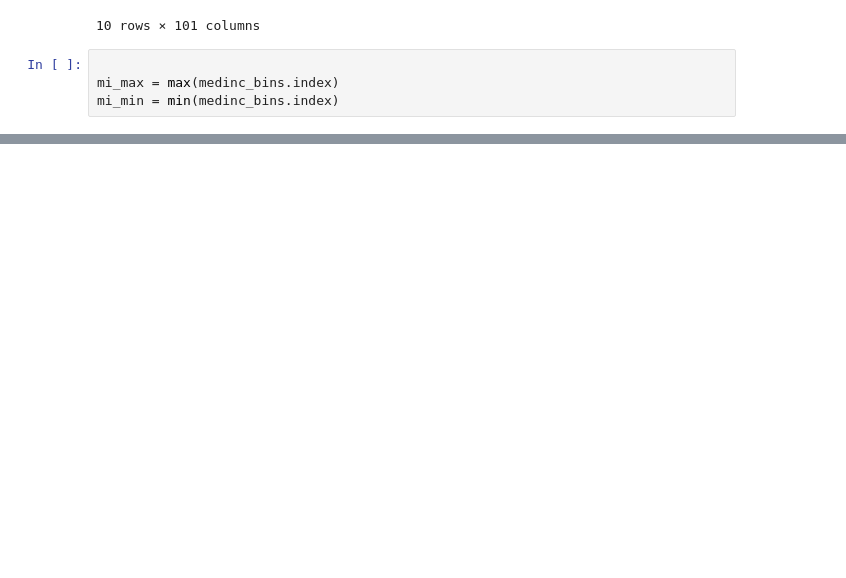
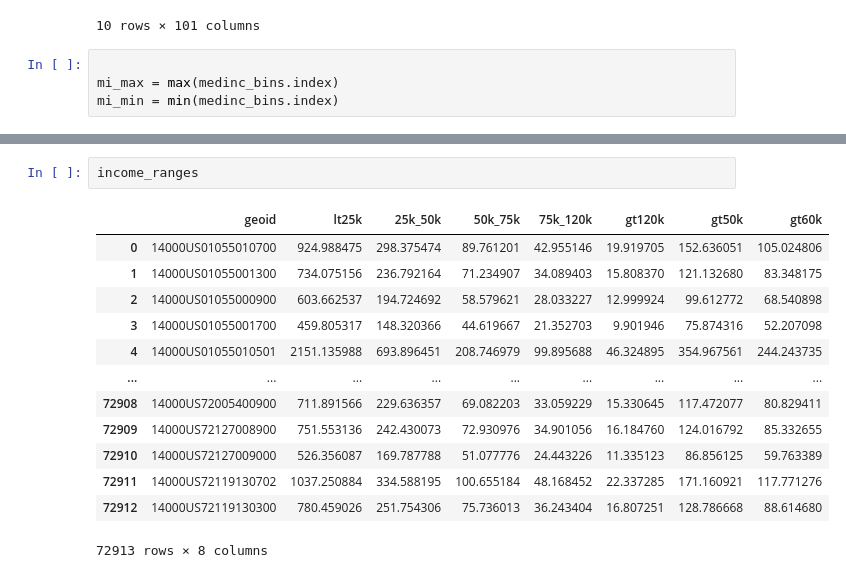
Before and after one commit to metatab-packages/civicknowledge.com-income_dist-tract, a Jupyter notebook: notebooks/Extract.ipynb, the cells around one changed output, grey strips where cells are left out. Cells and saved outputs as stored; diff of their text form; blank space fills up the shorter version.

```diff
--- a/notebooks/Extract.ipynb
+++ b/notebooks/Extract.ipynb
@@ -196,0 +260,16 @@ income_quartiles.head()
+# %%
+income_ranges
+# %% [output]
+|  | geoid | lt25k | 25k_50k | 50k_75k | 75k_120k | gt120k | gt50k | gt60k |
+| 0 | 14000US01055010700 | 924.988475 | 298.375474 | 89.761201 | 42.955146 | 19.919705 | 152.636051 | 105.024806 |
+| 1 | 14000US01055001300 | 734.075156 | 236.792164 | 71.234907 | 34.089403 | 15.808370 | 121.132680 | 83.348175 |
+| 2 | 14000US01055000900 | 603.662537 | 194.724692 | 58.579621 | 28.033227 | 12.999924 | 99.612772 | 68.540898 |
+| 3 | 14000US01055001700 | 459.805317 | 148.320366 | 44.619667 | 21.352703 | 9.901946 | 75.874316 | 52.207098 |
+| 4 | 14000US01055010501 | 2151.135988 | 693.896451 | 208.746979 | 99.895688 | 46.324895 | 354.967561 | 244.243735 |
+| ... | ... | ... | ... | ... | ... | ... | ... | ... |
+| 72908 | 14000US72005400900 | 711.891566 | 229.636357 | 69.082203 | 33.059229 | 15.330645 | 117.472077 | 80.829411 |
+| 72909 | 14000US72127008900 | 751.553136 | 242.430073 | 72.930976 | 34.901056 | 16.184760 | 124.016792 | 85.332655 |
+| 72910 | 14000US72127009000 | 526.356087 | 169.787788 | 51.077776 | 24.443226 | 11.335123 | 86.856125 | 59.763389 |
+| 72911 | 14000US72119130702 | 1037.250884 | 334.588195 | 100.655184 | 48.168452 | 22.337285 | 171.160921 | 117.771276 |
+| 72912 | 14000US72119130300 | 780.459026 | 251.754306 | 75.736013 | 36.243404 | 16.807251 | 128.786668 | 88.614680 |
+72913 rows × 8 columns
```
Also changed, not shown: parts of 15 cells of this notebook, 1 other file.
